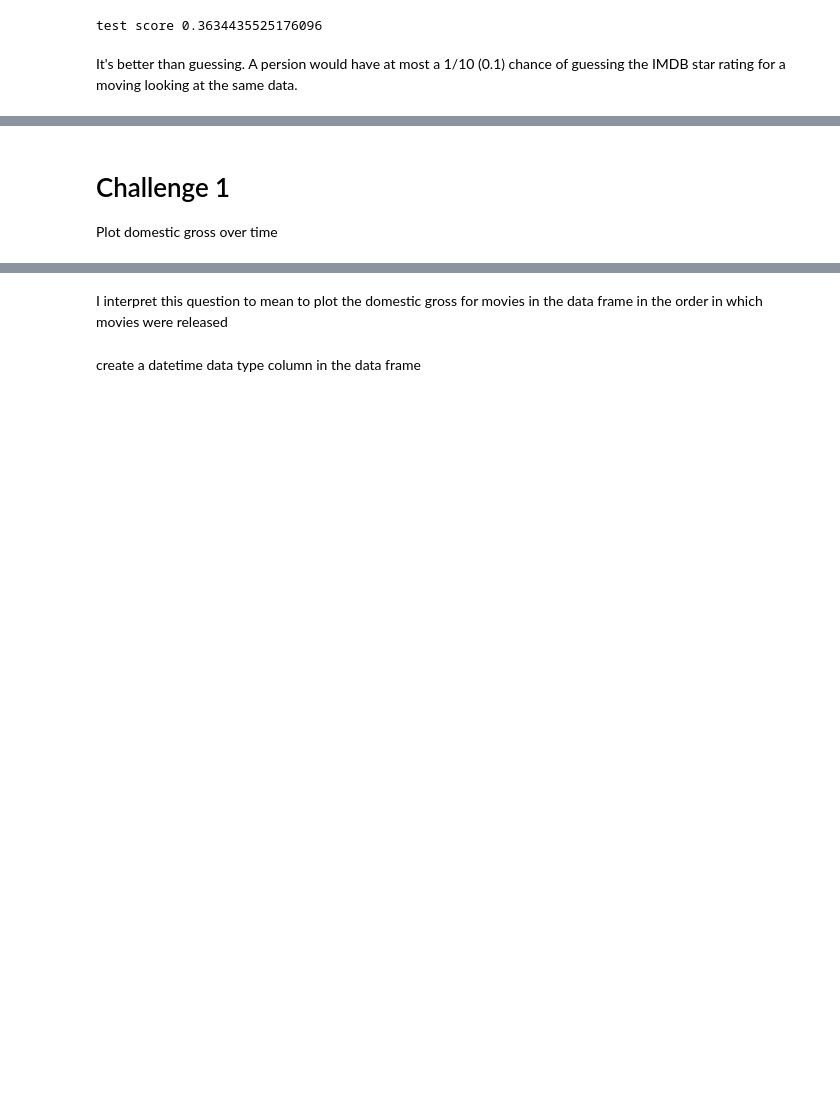
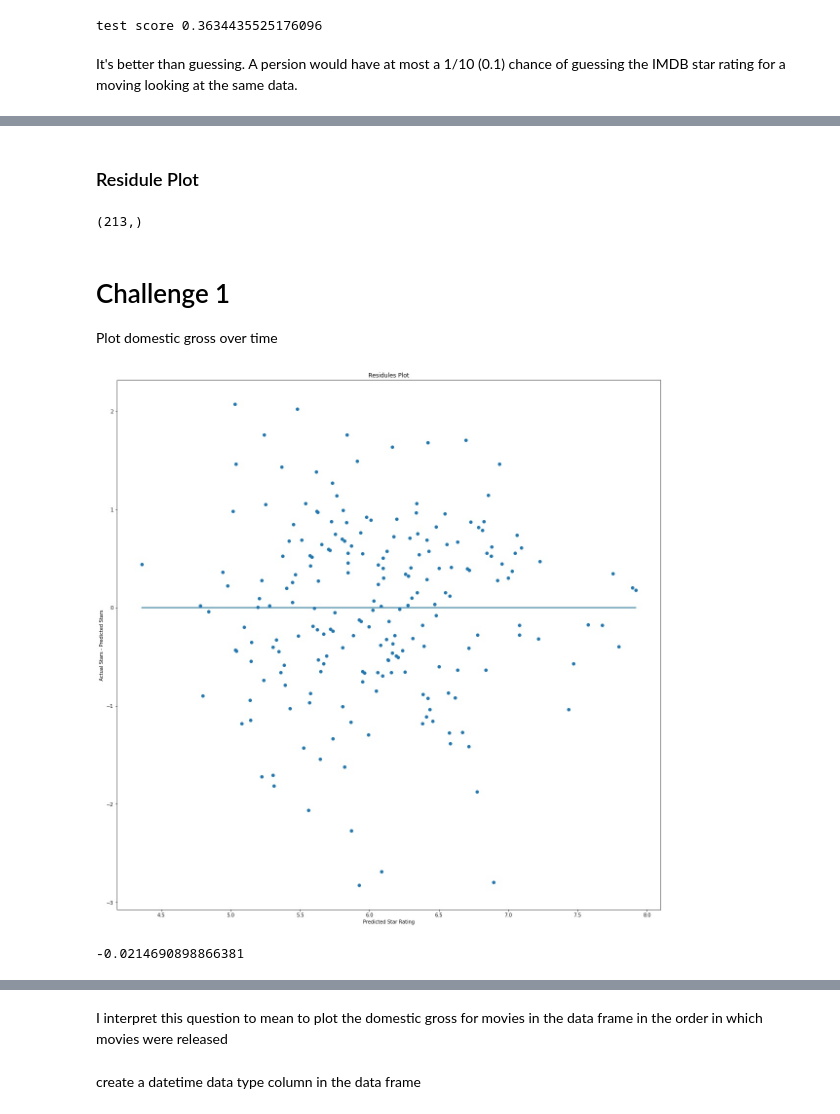
Before and after one commit to michael-a-green/Metis_Project2, a Jupyter notebook: Project2.ipynb, the cells around one changed output, grey strips where cells are left out. Cells and saved outputs as stored; diff of their text form; code cells hidden in the pictures; blank space fills up the shorter version.

Commit message:
updated the notebook: added more visualizations. Updated presentation. Added PDF version

```diff
--- a/Project2.ipynb
+++ b/Project2.ipynb
@@ -1520,3 +1547,26 @@ It's better than guessing. A persion would have at most a 1/10 (0.1) chance of g
+# %% [markdown]
+### Residule Plot
+# %%
+Y_test.shape
+# %% [output]
+(213,)
 # %% [markdown]
 # Challenge 1
 Plot domestic gross over time
+# %%
+Y_hat = model3.predict(X_test)
+residules = Y_test - Y_hat
+plt.figure(figsize=(20,20))
+plt.scatter(Y_hat,residules)
+plt.plot(Y_hat,np.zeros(Y_hat.shape[0]))
+plt.title("Residules Plot")
+plt.xlabel("Predicted Star Rating")
+plt.ylabel("Actual Stars - Predicted Stars")
+plt.savefig("residules.png")
+plt.show();
+# %% [output]
+[figure, added]
+# %%
+np.mean(residules)
+# %% [output]
+-0.0214690898866381
```
Also changed, not shown: parts of 15 cells of this notebook, 2 other files.
